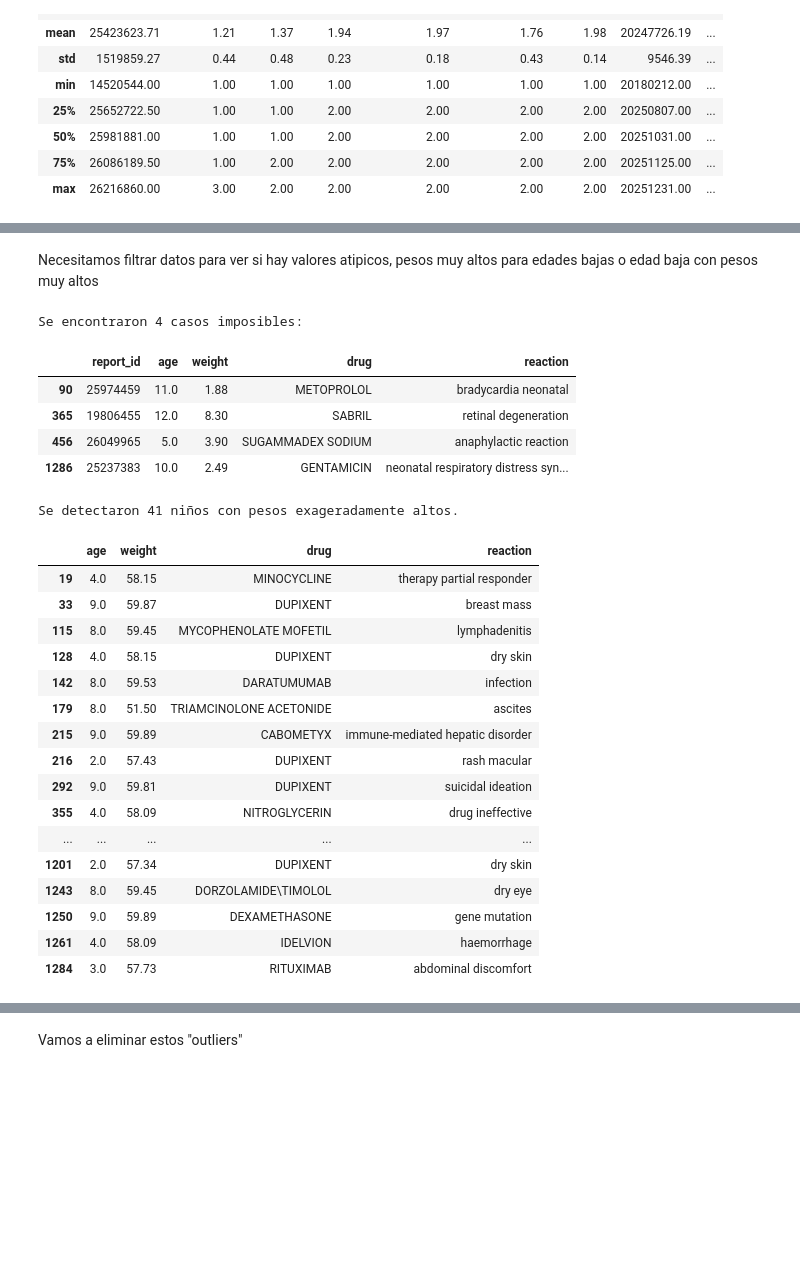
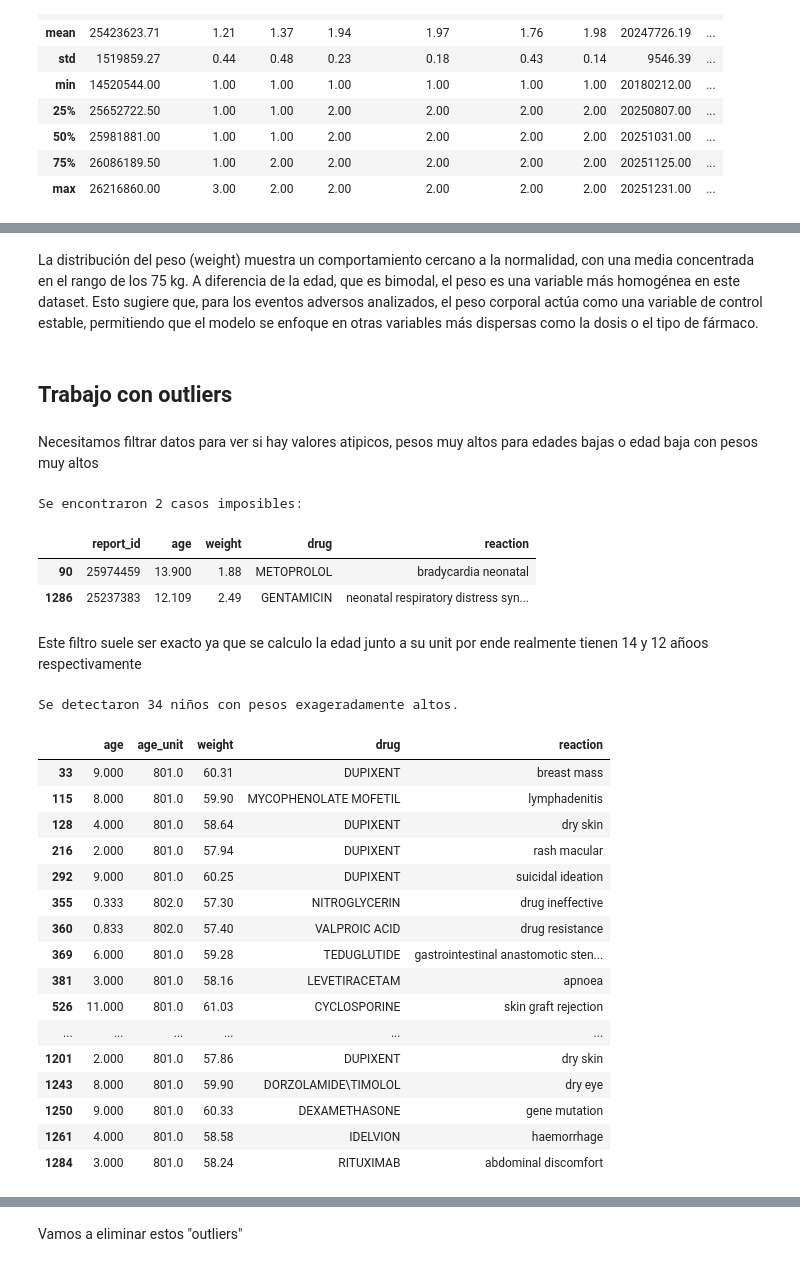
Before and after one commit to Ruhtenio/Mineria_Datos002D, a Jupyter notebook: Eventos_adversos_FDA.ipynb, the cells around one changed output, grey strips where cells are left out. Drawn from its saved outputs; the diff is of its cells as text; code cells hidden in the pictures; blank space fills up the shorter version.

```diff
--- a/Eventos_adversos_FDA.ipynb
+++ b/Eventos_adversos_FDA.ipynb
@@ -48,6 +48,11 @@ from sklearn.experimental import enable_iterative_imputer
 from sklearn.impute import IterativeImputer
 import seaborn as sns
 
+!pip install category_encoders
+
+import category_encoders as ce
+
 df = pd.read_csv('/content/drive/MyDrive/Mineria de Datos/Evaluacion 1/FDA Drug Adverse Events Dataset Q4-2025-P33.csv')
-display.max_columns = None
-display.max_rows = 9999
+pd.options.display.max_columns = None
+pd.options.display.max_rows = 9999
+pd.options.display.max_colwidth = None
@@ -251,0 +271,15 @@ Age_unit no logramos comprender esta variable por lo tanto en la seleccion de va
+# %%
+# Estandarizamos la edad con age_unit para luego hacer una regresion mas precisa
+def estandarizar_final(row):
+    unit = row['age_unit']
+    val = row['age']
+    if unit == 800: return val * 10
+    if unit == 802: return val / 12
+    if unit == 804: return val / 365
+    return val
+
+# 2. Aplicamos la transformación
+df2['age'] = df2.apply(estandarizar_final, axis=1)
+
+
+print("Dataset de modelo estandarizado")
@@ -268,7 +307,7 @@ Fase 2 completada: Edad y Peso imputados mediante regresión.
 #no tener muchos decimales en los pesos
 
 df2['weight'] = df2['weight'].round(2)
-df2['age'] = df2['age'].round(0)
+df2['age'] = df2['age'].round(3)
 df2.head(10)
 # %% [output]
 |  | report_id | country | occur_country | report_type | serious | death | life_threatening | hospitalization | ... |
@@ -321,3 +362,7 @@ plt.show()
+# %% [markdown]
+La distribución del peso (weight) muestra un comportamiento cercano a la normalidad, con una media concentrada en el rango de los 75 kg. A diferencia de la edad, que es bimodal, el peso es una variable más homogénea en este dataset. Esto sugiere que, para los eventos adversos analizados, el peso corporal actúa como una variable de control estable, permitiendo que el modelo se enfoque en otras variables más dispersas como la dosis o el tipo de fármaco.
+# %% [markdown]
+## Trabajo con outliers
 # %% [markdown]
 Necesitamos filtrar datos para ver si hay valores atipicos, pesos muy altos para edades bajas o edad baja con pesos muy altos
 # %%
@@ -327,34 +372,33 @@ incoherentes = df2[(df2['age'] >= 2) & (df2['weight'] < 10)]
 print(f"Se encontraron {len(incoherentes)} casos imposibles:")
 display(incoherentes[['report_id', 'age', 'weight', 'drug', 'reaction']])
 # %% [output]
-Se encontraron 4 casos imposibles:
+Se encontraron 2 casos imposibles:
 |  | report_id | age | weight | drug | reaction |
-| 90 | 25974459 | 11.0 | 1.88 | METOPROLOL | bradycardia neonatal |
-| 365 | 19806455 | 12.0 | 8.30 | SABRIL | retinal degeneration |
-| 456 | 26049965 | 5.0 | 3.90 | SUGAMMADEX SODIUM | anaphylactic reaction |
-| 1286 | 25237383 | 10.0 | 2.49 | GENTAMICIN | neonatal respiratory distress syn... |
+| 90 | 25974459 | 13.900 | 1.88 | METOPROLOL | bradycardia neonatal |
+| 1286 | 25237383 | 12.109 | 2.49 | GENTAMICIN | neonatal respiratory distress syn... |
+# %% [markdown]
+Este filtro suele ser exacto ya que se calculo la edad junto a su unit por ende realmente tienen 14 y 12 añoos respectivamente
 # %%
-# Filtro: Niños menores de 10 años con pesos mayores a 30kg (Incoherencia por arriba)
 pesos_altos_ninos = df2[(df2['age'] <= 12) & (df2['weight'] > 40)]
 
 print(f"Se detectaron {len(pesos_altos_ninos)} niños con pesos exageradamente altos.")
-display(pesos_altos_ninos[['age', 'weight', 'drug', 'reaction']])
+display(pesos_altos_ninos[['age','age_unit', 'weight', 'drug', 'reaction']])
 # %% [output]
-Se detectaron 41 niños con pesos exageradamente altos.
+Se detectaron 34 niños con pesos exageradamente altos.
-|  | age | weight | drug | reaction |
-| 19 | 4.0 | 58.15 | MINOCYCLINE | therapy partial responder |
-| 33 | 9.0 | 59.87 | DUPIXENT | breast mass |
-| 115 | 8.0 | 59.45 | MYCOPHENOLATE MOFETIL | lymphadenitis |
-| 128 | 4.0 | 58.15 | DUPIXENT | dry skin |
-| 142 | 8.0 | 59.53 | DARATUMUMAB | infection |
-| 179 | 8.0 | 51.50 | TRIAMCINOLONE ACETONIDE | ascites |
-| 215 | 9.0 | 59.89 | CABOMETYX | immune-mediated hepatic disorder |
-| 216 | 2.0 | 57.43 | DUPIXENT | rash macular |
-| 292 | 9.0 | 59.81 | DUPIXENT | suicidal ideation |
-| 355 | 4.0 | 58.09 | NITROGLYCERIN | drug ineffective |
-| ... | ... | ... | ... | ... |
-| 1201 | 2.0 | 57.34 | DUPIXENT | dry skin |
-| 1243 | 8.0 | 59.45 | DORZOLAMIDE\TIMOLOL | dry eye |
-| 1250 | 9.0 | 59.89 | DEXAMETHASONE | gene mutation |
-| 1261 | 4.0 | 58.09 | IDELVION | haemorrhage |
-| 1284 | 3.0 | 57.73 | RITUXIMAB | abdominal discomfort |
+|  | age | age_unit | weight | drug | reaction |
+| 33 | 9.000 | 801.0 | 60.31 | DUPIXENT | breast mass |
+| 115 | 8.000 | 801.0 | 59.90 | MYCOPHENOLATE MOFETIL | lymphadenitis |
+| 128 | 4.000 | 801.0 | 58.64 | DUPIXENT | dry skin |
+| 216 | 2.000 | 801.0 | 57.94 | DUPIXENT | rash macular |
+| 292 | 9.000 | 801.0 | 60.25 | DUPIXENT | suicidal ideation |
+| 355 | 0.333 | 802.0 | 57.30 | NITROGLYCERIN | drug ineffective |
+| 360 | 0.833 | 802.0 | 57.40 | VALPROIC ACID | drug resistance |
+| 369 | 6.000 | 801.0 | 59.28 | TEDUGLUTIDE | gastrointestinal anastomotic sten... |
+| 381 | 3.000 | 801.0 | 58.16 | LEVETIRACETAM | apnoea |
+| 526 | 11.000 | 801.0 | 61.03 | CYCLOSPORINE | skin graft rejection |
+| ... | ... | ... | ... | ... | ... |
+| 1201 | 2.000 | 801.0 | 57.86 | DUPIXENT | dry skin |
+| 1243 | 8.000 | 801.0 | 59.90 | DORZOLAMIDE\TIMOLOL | dry eye |
+| 1250 | 9.000 | 801.0 | 60.33 | DEXAMETHASONE | gene mutation |
+| 1261 | 4.000 | 801.0 | 58.58 | IDELVION | haemorrhage |
+| 1284 | 3.000 | 801.0 | 58.24 | RITUXIMAB | abdominal discomfort |
```
Also changed, not shown: parts of 45 cells of this notebook.
